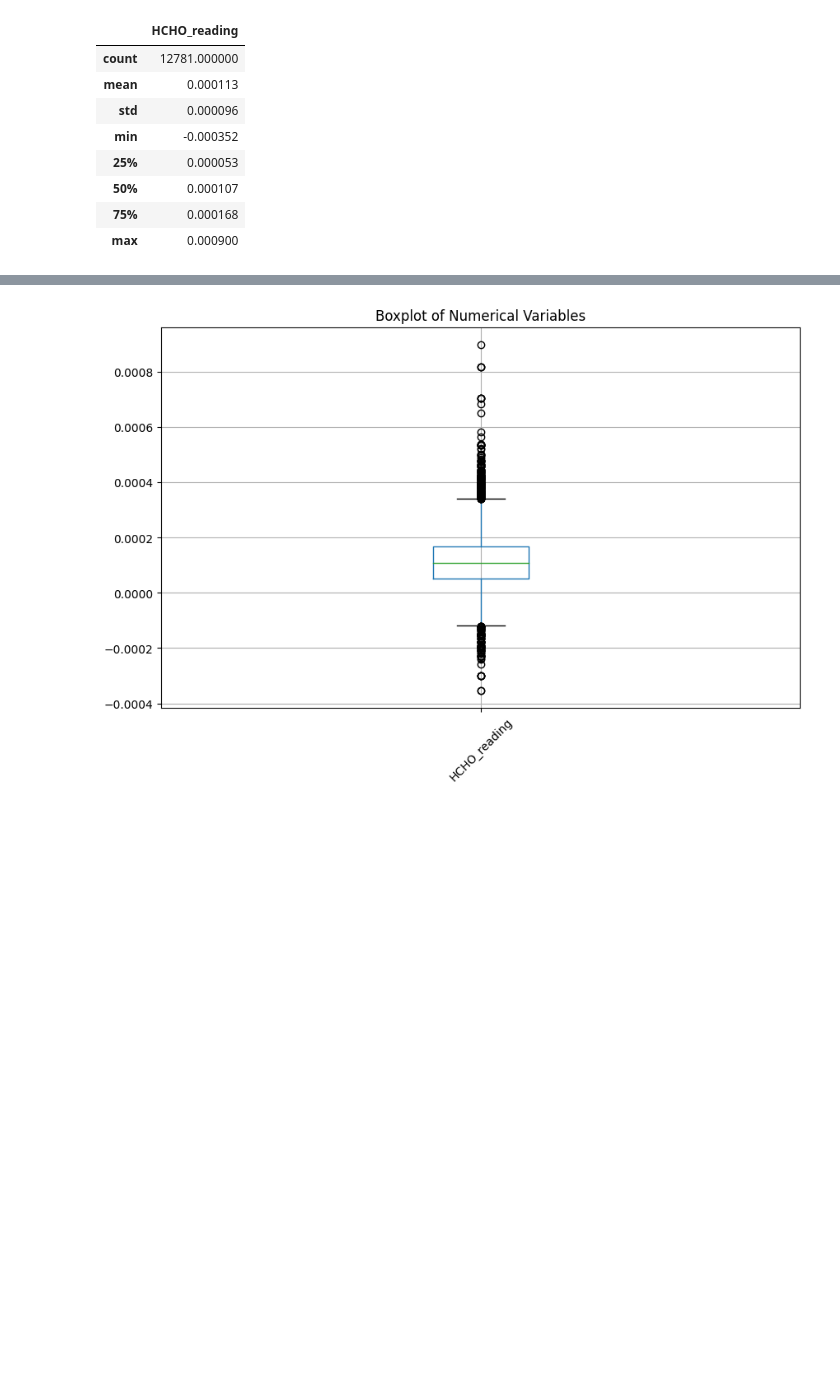
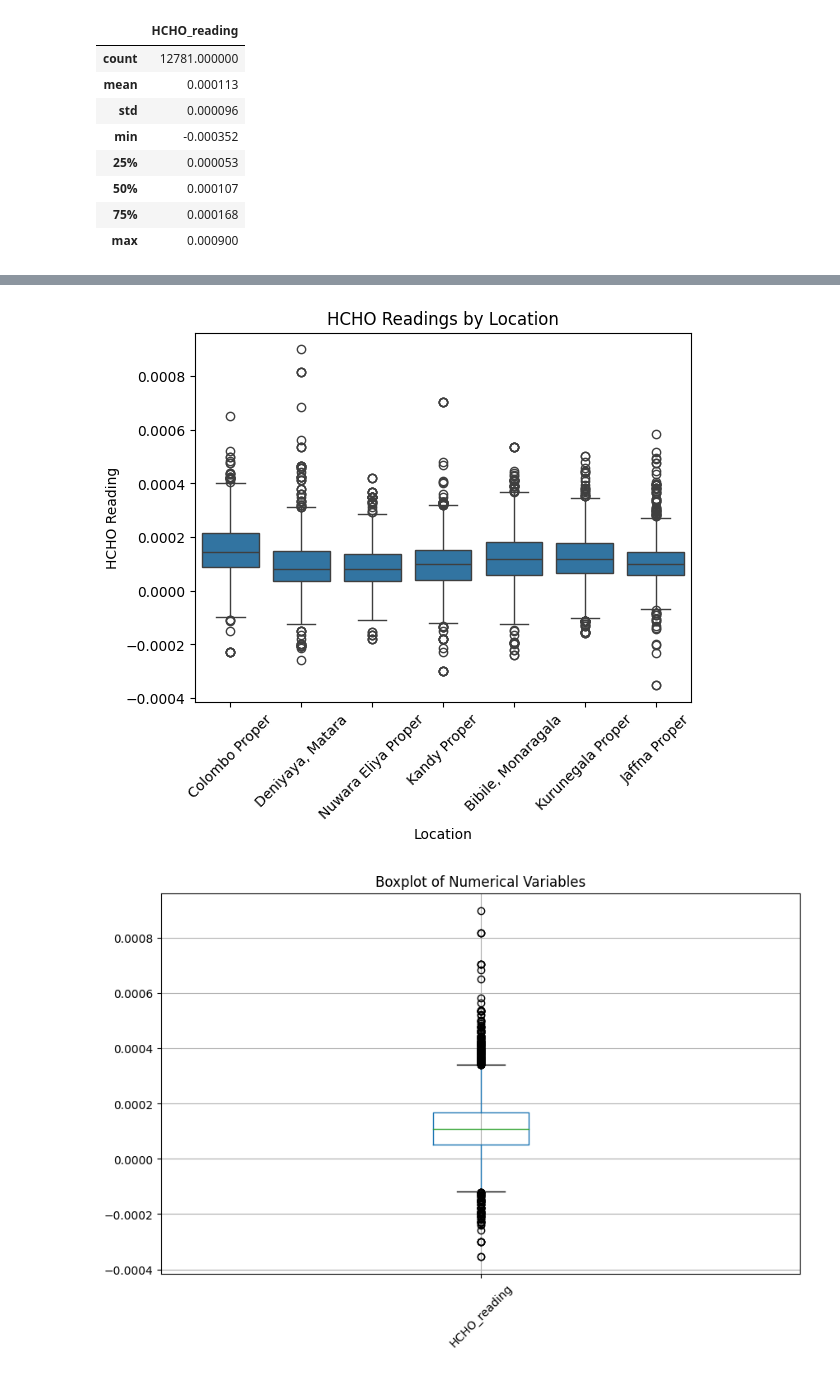
Before and after one commit to NinaAbeyratne/Analysing_HCHO_gas_in_Sri_Lanka, a Jupyter notebook: DE_preprocessing.ipynb, the cells around one changed output, grey strips where cells are left out. Cells and saved outputs as stored; diff of their text form; code cells hidden in the pictures; blank space fills up the shorter version.

Commit message:
Data Pre-processing

```diff
--- a/DE_preprocessing.ipynb
+++ b/DE_preprocessing.ipynb
@@ -246,3 +266,13 @@ combined_dataset.describe()
+# %%
+# Box plot of HCHO readings by location
+sns.boxplot(x='Location', y='HCHO_reading', data=combined_dataset)
+plt.xticks(rotation=45)
+plt.title('HCHO Readings by Location')
+plt.xlabel('Location')
+plt.ylabel('HCHO Reading')
+plt.show()
+# %% [output]
+[figure, added]
 # %%
 # Boxplot for HCHO reading
 plt.figure(figsize=(10, 6))
```
Also changed, not shown: parts of 41 cells of this notebook.
